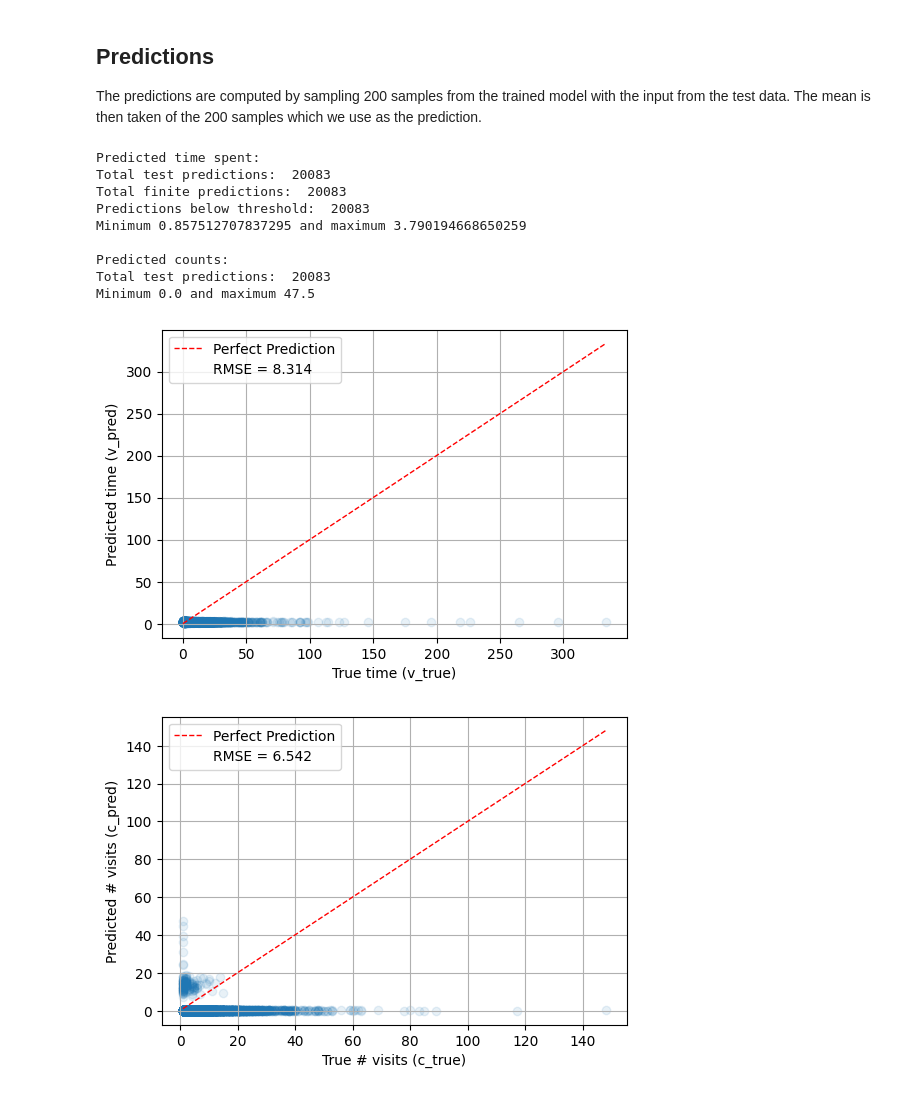
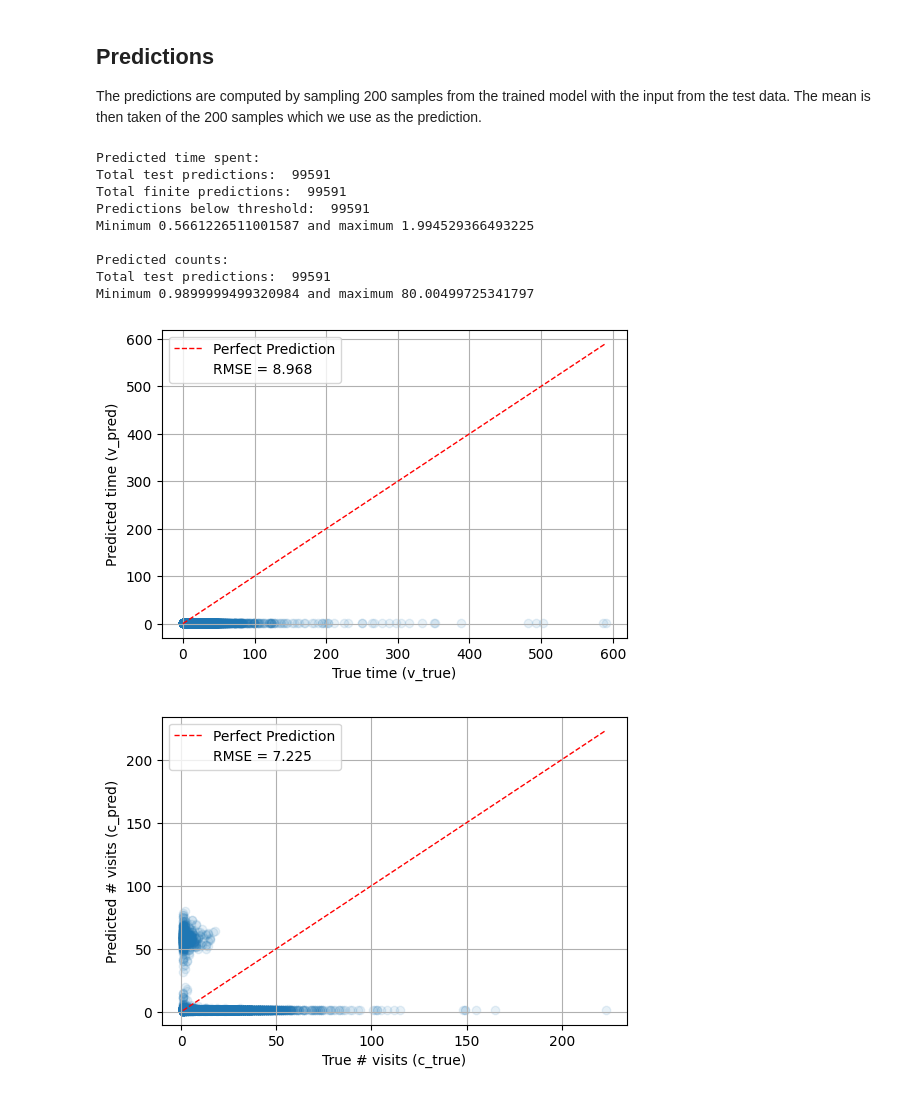
Before and after one commit to KarolineKlan/mbml_project, a Jupyter notebook: 2_Mixture_Model.ipynb, the cells around one changed output. Saved outputs shown, nothing was run; the diff lists cells and outputs as text; code cells hidden in the pictures.

```diff
--- a/2_Mixture_Model.ipynb
+++ b/2_Mixture_Model.ipynb
@@ -19,9 +19,10 @@ from helper_functions.utils import split_patient_level, summarize_columns, save_
 # set random seed for reproducibility
 np.random.seed(42)
 pyro.set_rng_seed(0)
-torch.set_default_dtype(torch.float64)
+torch.set_default_dtype(torch.float32)
 
-experiment_name = "testing_pca_mu_clamp_lower_var_alpha"
+weight_var= 0.001
+experiment_name = f"testing_pca_mu_clamp_lower_var_alpha_{weight_var:.4f}_all_data"
 save_dir = os.path.join("outputs", experiment_name)
 
 if not os.path.exists(save_dir):
@@ -56,7 +57,7 @@ Total size (excluding "embedding"): 50.595398902893066 MB
 # %% [markdown]
 ### Create train and test data split
 # %%
-total_samples=100_000
+total_samples=None
 (x_emb_train, d_demo_train, v_time_train, c_count_train), (x_emb_test, d_demo_test, v_time_test, c_count_test) = split_patient_level(df, total_samples=total_samples)
 # %% [output]
 Demographic columns: ['alder', 'distanceToHospitalKM', 'gender_Kvinde', 'gender_Mand', 'gender_Ukendt', 'civilStand_Fraskilt', 'civilStand_Gift', 'civilStand_Ugift']
@@ -372,7 +355,7 @@ The predictions are computed by sampling 200 samples from the trained model with
 # %%
 # Move things to device
 x_emb_test_pca, d_demo_test, v_time_test, v_time_test_log, c_count_test, v_time_mean, v_time_std = [
-    tensor.to(device).to(torch.float64) for tensor in [x_emb_test_pca, d_demo_test, v_time_test, v_time_test_log, c_count_test, v_time_mean, v_time_std]
+    tensor.to(device).to(torch.float32) for tensor in [x_emb_test_pca, d_demo_test, v_time_test, v_time_test_log, c_count_test, v_time_mean, v_time_std]
 ]
 
 # Draw posterior‐predictive samples
@@ -380,7 +363,7 @@ predictive = Predictive(
     MixtureModel,
     guide=MixtureModelGuide,
     num_samples=200,
-    return_sites=["obs_logv", "obs_c"]
+    return_sites=["obs_logv", "obs_c", "g"]
 )
 samples = predictive(x_emb_test_pca, d_demo_test, None, None, G, device)
 
@@ -428,38 +411,38 @@ plt.figure(figsize=(6, 4))
 plt.scatter(true_v, pred_v,  alpha=0.1)
 plt.plot([true_v.min(), true_v.max()],
         [true_v.min(), true_v.max()],
             'r--', linewidth=1,label="Perfect Prediction")
 plt.plot([], [], ' ', label=f"RMSE = {rmse_v:.3f}")
 
 plt.xlabel("True time (v_true)")
 plt.ylabel("Predicted time (v_pred)")
 plt.legend()
 plt.grid()
 plt.savefig(os.path.join(save_dir,f"time_pred_true_{G}groups_{total_samples}samples_{num_steps}steps.pdf"))
 plt.show()
 
 # Plot True vs Predicted for visits
 plt.figure(figsize=(6, 4))
 plt.scatter(true_c, pred_c, alpha=0.1)
 plt.plot([true_c.min(), true_c.max()],
          [true_c.min(), true_c.max()],
           'r--', linewidth=1, label="Perfect Prediction")
 plt.plot([], [], ' ', label=f"RMSE = {rmse_c:.3f}")
 plt.xlabel("True # visits (c_true)")
 plt.ylabel("Predicted # visits (c_pred)")
 plt.grid()
 plt.legend()
 plt.savefig(os.path.join(save_dir,f"count_pred_true_{G}groups_{total_samples}samples_{num_steps}steps.pdf"))
 plt.show()
 # %% [output]
 Predicted time spent:
-Total test predictions:  20083
-Total finite predictions:  20083
-Predictions below threshold:  20083
-Minimum 0.857512707837295 and maximum 3.790194668650259
+Total test predictions:  99591
+Total finite predictions:  99591
+Predictions below threshold:  99591
+Minimum 0.5661226511001587 and maximum 1.994529366493225
 
 Predicted counts:
-Total test predictions:  20083
-Minimum 0.0 and maximum 47.5
+Total test predictions:  99591
+Minimum 0.9899999499320984 and maximum 80.00499725341797
-[figure, old version]
+[figure, new version]
-[figure, old version]
+[figure, new version]
```
Also changed, not shown: parts of 12 cells of this notebook, 3 other files.
